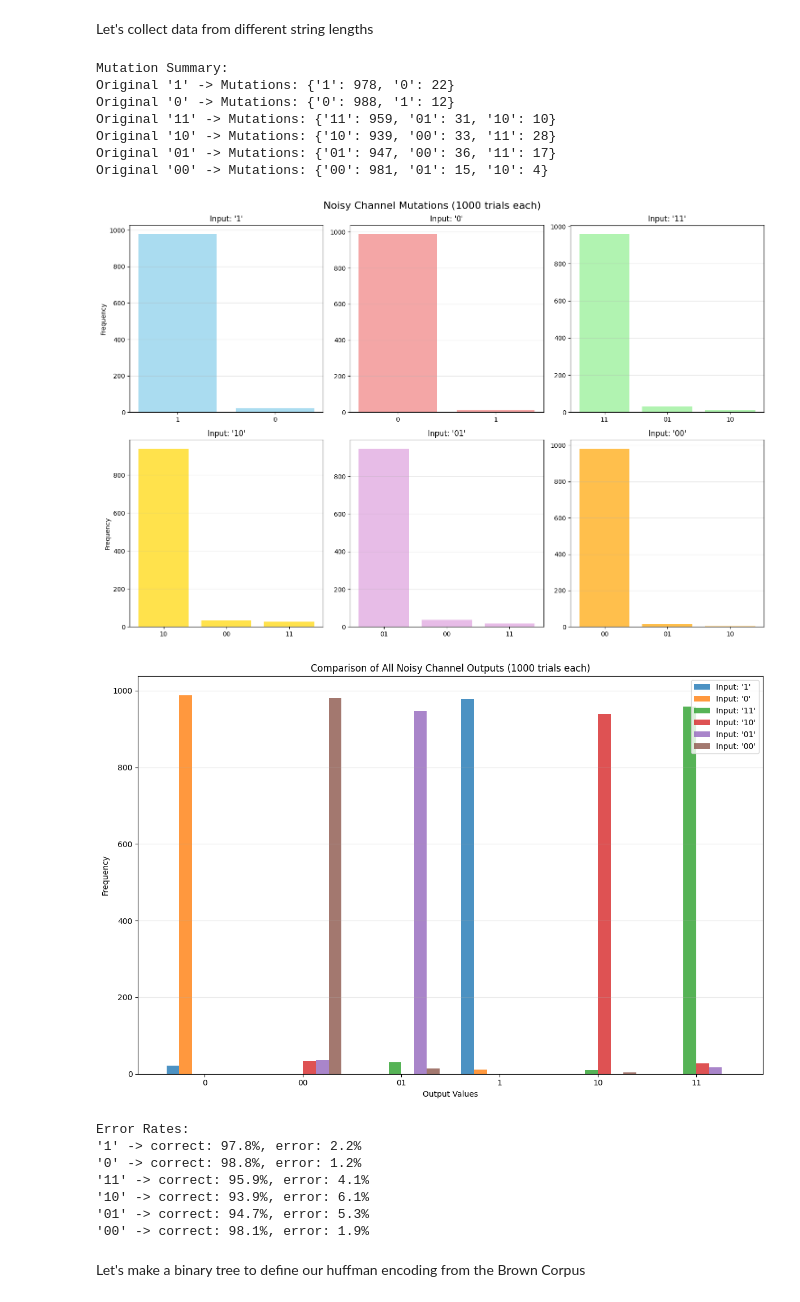
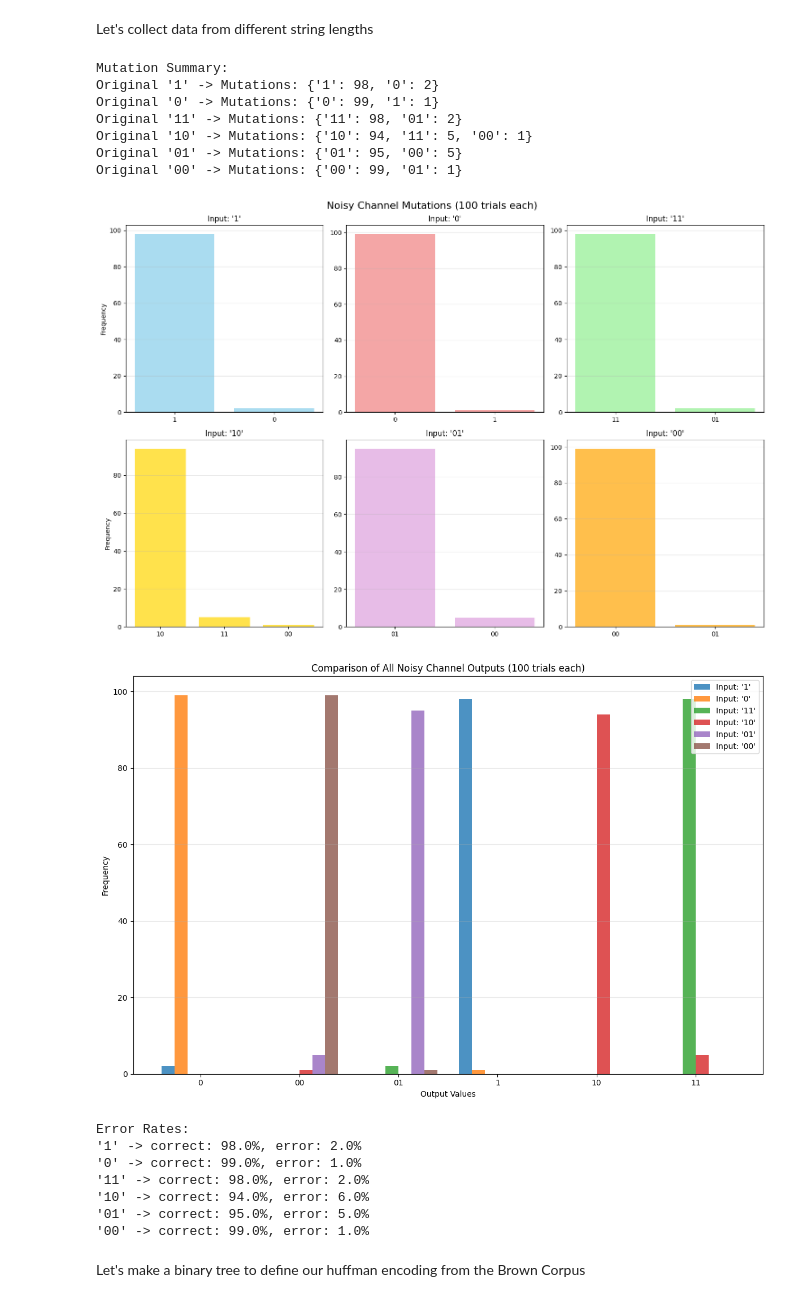
Before and after one commit to Camry-G/ENGS27_Camry, a Jupyter notebook: ENGS_27_Final_Project_Starter.ipynb, the cells around one changed output. Drawn from its saved outputs; the diff is of its cells as text; code cells hidden in the pictures.

```diff
--- a/ENGS_27_Final_Project_Starter.ipynb
+++ b/ENGS_27_Final_Project_Starter.ipynb
@@ -57,7 +57,7 @@ onezero = '10'
 zeroone = '01'
 zerozero = '00'
 
-num_trials = 1000
+num_trials = 100
 
 one_trials: list[str] = []
 zero_trials: list[str] = []
@@ -154,48 +154,48 @@ ax.bar([x - 1.5*width for x in x_pos], [zero_counts.get(output, 0) for output in
        width, label="Input: '0'", alpha=0.8)
 ax.bar([x - 0.5*width for x in x_pos], [oneone_counts.get(output, 0) for output in sorted_outputs],
        width, label="Input: '11'", alpha=0.8)
 ax.bar([x + 0.5*width for x in x_pos], [onezero_counts.get(output, 0) for output in sorted_outputs],
        width, label="Input: '10'", alpha=0.8)
 ax.bar([x + 1.5*width for x in x_pos], [zeroone_counts.get(output, 0) for output in sorted_outputs],
        width, label="Input: '01'", alpha=0.8)
 ax.bar([x + 2.5*width for x in x_pos], [zerozero_counts.get(output, 0) for output in sorted_outputs],
        width, label="Input: '00'", alpha=0.8)
 
 ax.set_xlabel('Output Values')
 ax.set_ylabel('Frequency')
 ax.set_title(f'Comparison of All Noisy Channel Outputs ({num_trials} trials each)')
 ax.set_xticks(x_pos)
 ax.set_xticklabels(sorted_outputs)
 ax.legend()
 ax.grid(axis='y', alpha=0.3)
 
 plt.tight_layout()
 plt.show()
 
 print("\nError Rates:")
 print(f"'1' -> correct: {one_counts.get('1', 0)/num_trials:.1%}, error: {(num_trials - one_counts.get('1', 0))/num_trials:.1%}")
 print(f"'0' -> correct: {zero_counts.get('0', 0)/num_trials:.1%}, error: {(num_trials - zero_counts.get('0', 0))/num_trials:.1%}")
 print(f"'11' -> correct: {oneone_counts.get('11', 0)/num_trials:.1%}, error: {(num_trials - oneone_counts.get('11', 0))/num_trials:.1%}")
 print(f"'10' -> correct: {onezero_counts.get('10', 0)/num_trials:.1%}, error: {(num_trials - onezero_counts.get('10', 0))/num_trials:.1%}")
 print(f"'01' -> correct: {zeroone_counts.get('01', 0)/num_trials:.1%}, error: {(num_trials - zeroone_counts.get('01', 0))/num_trials:.1%}")
 print(f"'00' -> correct: {zerozero_counts.get('00', 0)/num_trials:.1%}, error: {(num_trials - zerozero_counts.get('00', 0))/num_trials:.1%}")
 # %% [output]
 Mutation Summary:
-Original '1' -> Mutations: {'1': 978, '0': 22}
-Original '0' -> Mutations: {'0': 988, '1': 12}
-Original '11' -> Mutations: {'11': 959, '01': 31, '10': 10}
-Original '10' -> Mutations: {'10': 939, '00': 33, '11': 28}
-Original '01' -> Mutations: {'01': 947, '00': 36, '11': 17}
-Original '00' -> Mutations: {'00': 981, '01': 15, '10': 4}
+Original '1' -> Mutations: {'1': 98, '0': 2}
+Original '0' -> Mutations: {'0': 99, '1': 1}
+Original '11' -> Mutations: {'11': 98, '01': 2}
+Original '10' -> Mutations: {'10': 94, '11': 5, '00': 1}
+Original '01' -> Mutations: {'01': 95, '00': 5}
+Original '00' -> Mutations: {'00': 99, '01': 1}
-[figure, old version]
+[figure, new version]
-[figure, old version]
+[figure, new version]
 Error Rates:
-'1' -> correct: 97.8%, error: 2.2%
-'0' -> correct: 98.8%, error: 1.2%
-'11' -> correct: 95.9%, error: 4.1%
-'10' -> correct: 93.9%, error: 6.1%
-'01' -> correct: 94.7%, error: 5.3%
-'00' -> correct: 98.1%, error: 1.9%
+'1' -> correct: 98.0%, error: 2.0%
+'0' -> correct: 99.0%, error: 1.0%
+'11' -> correct: 98.0%, error: 2.0%
+'10' -> correct: 94.0%, error: 6.0%
+'01' -> correct: 95.0%, error: 5.0%
+'00' -> correct: 99.0%, error: 1.0%
 # %% [markdown]
 Let's make a binary tree to define our huffman encoding from the Brown Corpus
 # %%
```
Also changed, not shown: parts of 7 cells of this notebook.
